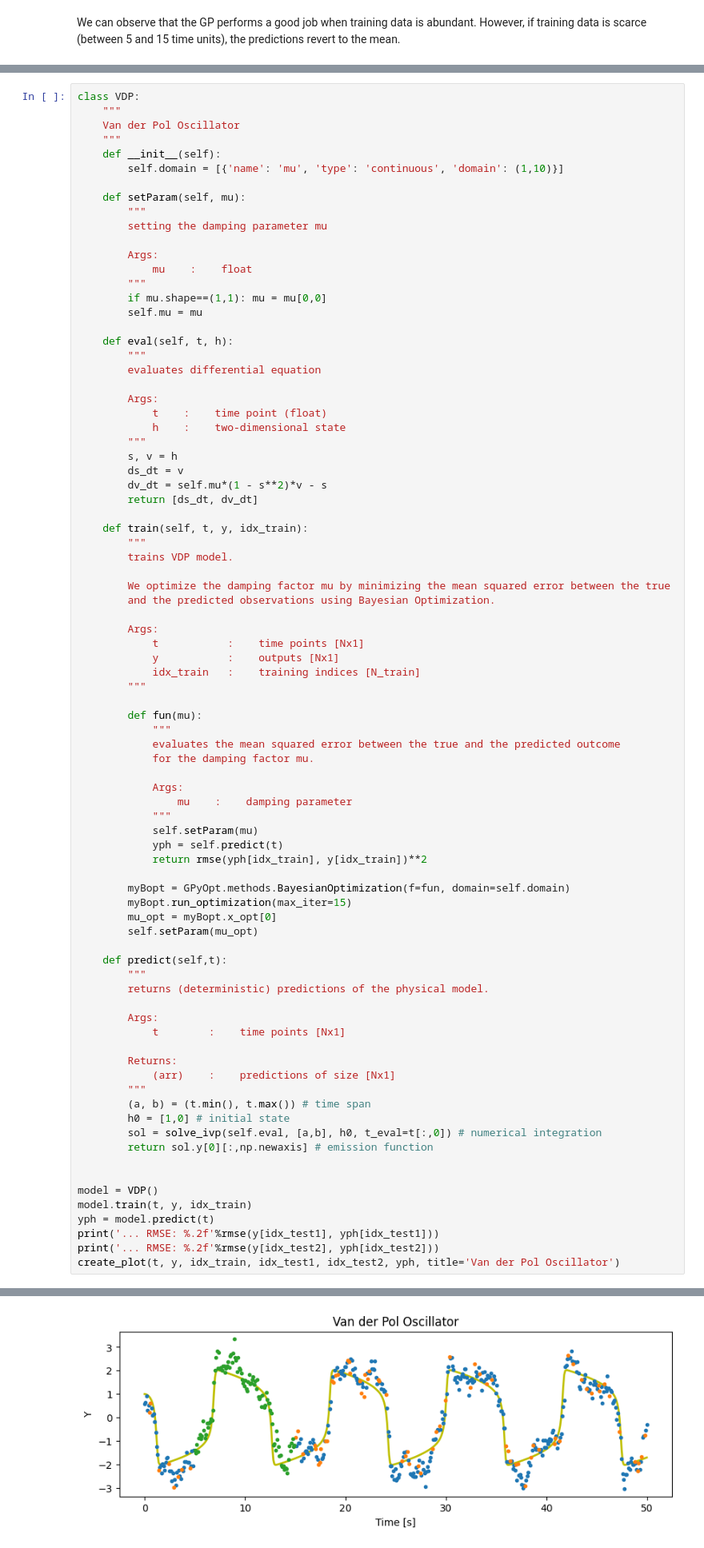
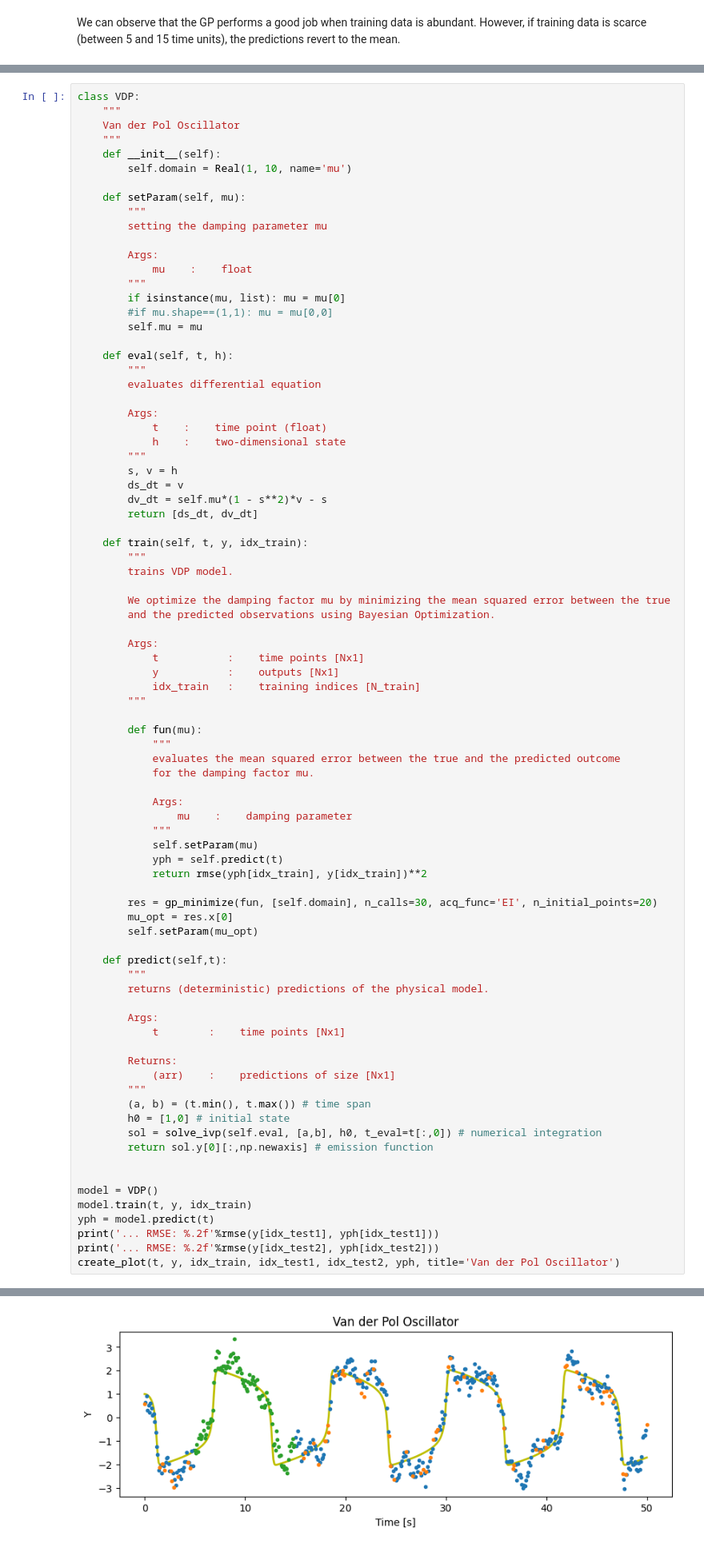
Before and after one commit to boschresearch/HYM_notebook, a Jupyter notebook: HYM_notebook.ipynb, the cells around one changed output, grey strips where cells are left out. Shown: that part at 80% size. Drawn from its saved outputs; the diff is of its cells as text.

```diff
--- a/HYM_notebook.ipynb
+++ b/HYM_notebook.ipynb
@@ -195,7 +196,7 @@ class VDP:
     Van der Pol Oscillator
     """
     def __init__(self):
-        self.domain = [{'name': 'mu', 'type': 'continuous', 'domain': (1,10)}]
+        self.domain = Real(1, 10, name='mu')
 
     def setParam(self, mu):
         """
@@ -204,7 +205,8 @@ class VDP:
         Args:
             mu    :    float
         """
-        if mu.shape==(1,1): mu = mu[0,0]
+        if isinstance(mu, list): mu = mu[0]
+        #if mu.shape==(1,1): mu = mu[0,0]
         self.mu = mu
 
     def eval(self, t, h):
@@ -245,37 +247,36 @@ class VDP:
             yph = self.predict(t)
             return rmse(yph[idx_train], y[idx_train])**2
 
-        myBopt = GPyOpt.methods.BayesianOptimization(f=fun, domain=self.domain)
-        myBopt.run_optimization(max_iter=15)
-        mu_opt = myBopt.x_opt[0]
+        res = gp_minimize(fun, [self.domain], n_calls=30, acq_func='EI', n_initial_points=20)
+        mu_opt = res.x[0]
         self.setParam(mu_opt)
 
     def predict(self,t):
         """
         returns (deterministic) predictions of the physical model.
 
         Args:
             t        :    time points [Nx1]
 
         Returns:
             (arr)    :    predictions of size [Nx1]
         """
         (a, b) = (t.min(), t.max()) # time span
         h0 = [1,0] # initial state
         sol = solve_ivp(self.eval, [a,b], h0, t_eval=t[:,0]) # numerical integration
         return sol.y[0][:,np.newaxis] # emission function
 
 
 model = VDP()
 model.train(t, y, idx_train)
 yph = model.predict(t)
 print('... RMSE: %.2f'%rmse(y[idx_test1], yph[idx_test1]))
 print('... RMSE: %.2f'%rmse(y[idx_test2], yph[idx_test2]))
 create_plot(t, y, idx_train, idx_test1, idx_test2, yph, title='Van der Pol Oscillator')
 # %% [output]
 ... RMSE: 0.49
 ... RMSE: 0.51
-[figure, old version]
+[figure, new version]
 # %% [markdown]
 We can observe that the Van der Pol Oscillator performs better when training data is absent (between 5 and 15 time units), while its performance detoriates when training data is abundant. In addition, we do not obtain uncertainty estimates when compared to the GP approach.
 # %% [markdown]
```
Also changed, not shown: parts of 4 cells of this notebook, 1 other file.
